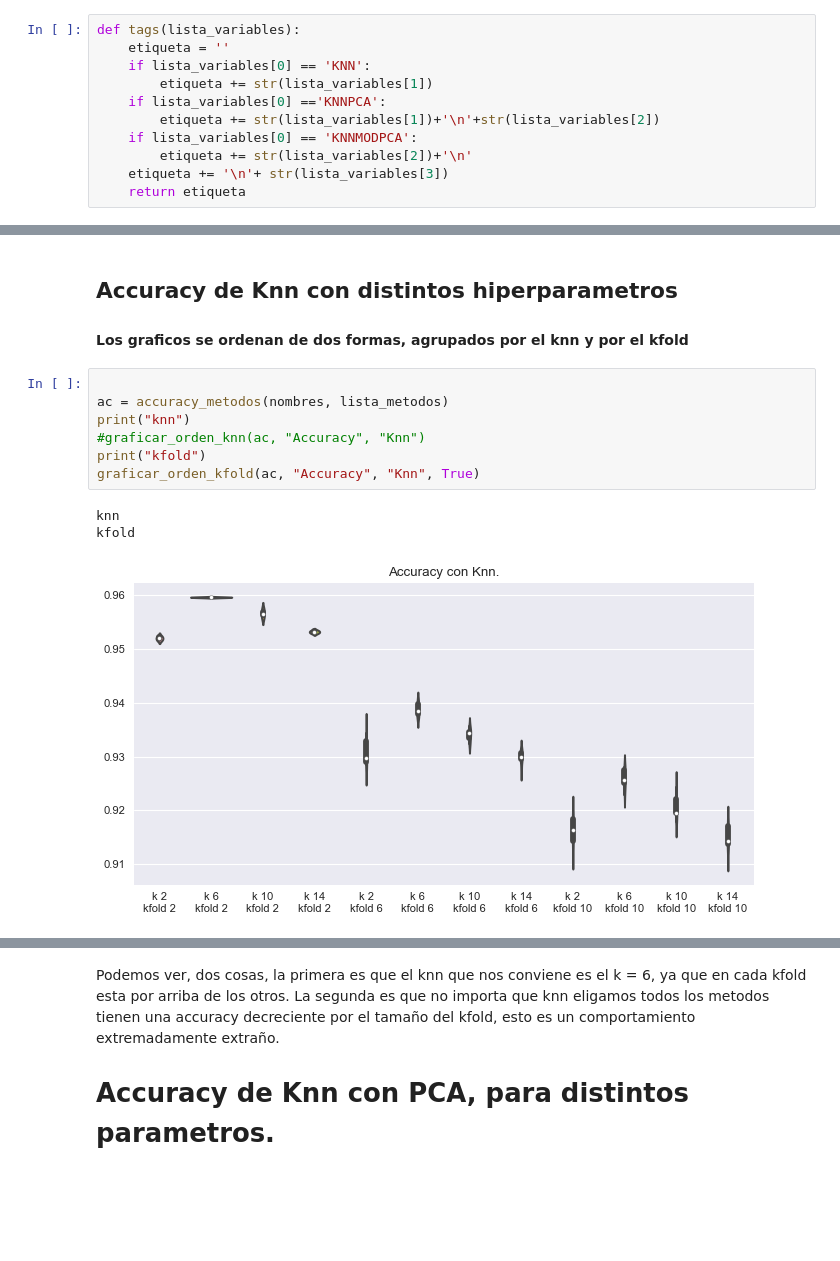
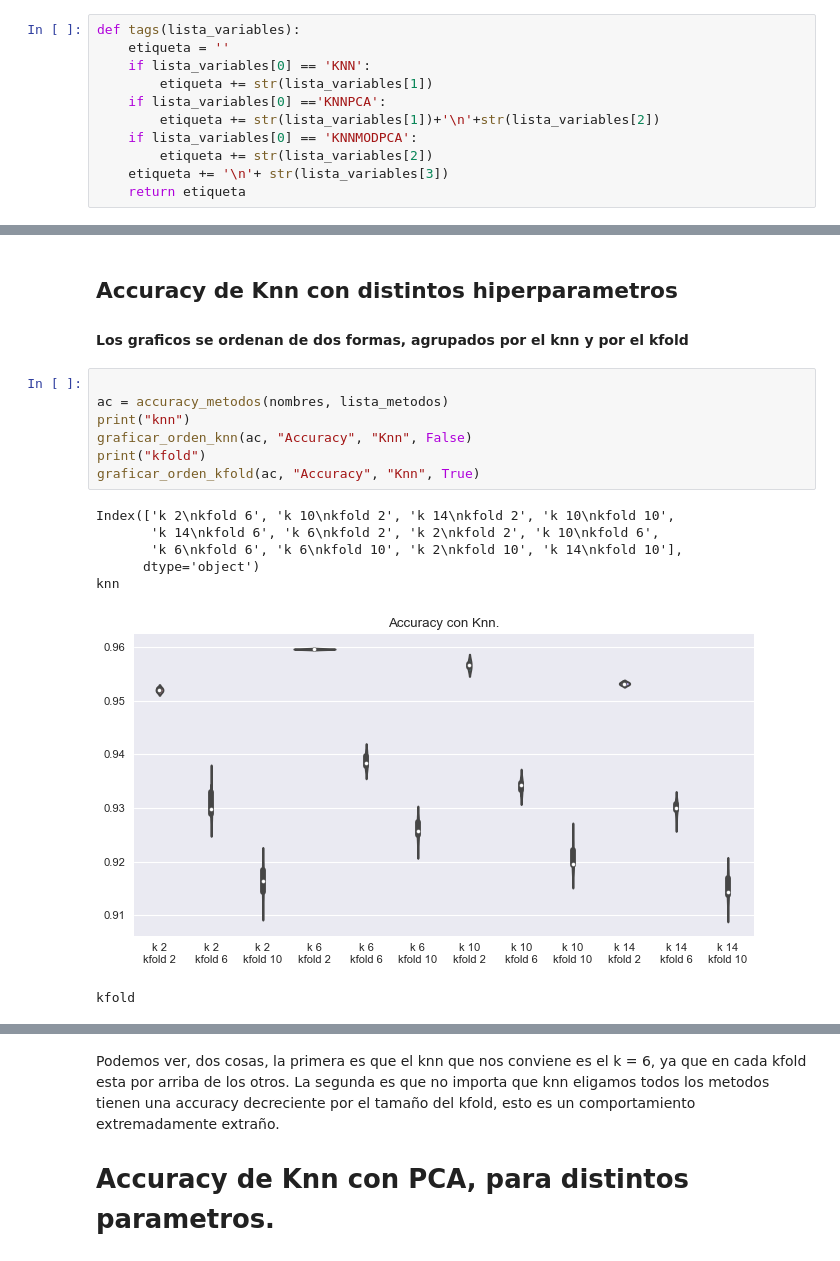
Before and after one commit to hggomez/metNum_tp2, a Jupyter notebook: Graficos/Analizador.ipynb, the cells around one changed output, grey strips where cells are left out. Drawn from its saved outputs; the diff is of its cells as text; blank space fills up the shorter version.

```diff
--- a/Graficos/Analizador.ipynb
+++ b/Graficos/Analizador.ipynb
@@ -205,7 +172,7 @@ def tags(lista_variables):
     if lista_variables[0] =='KNNPCA':
         etiqueta += str(lista_variables[1])+'\n'+str(lista_variables[2])
     if lista_variables[0] == 'KNNMODPCA':
-        etiqueta += str(lista_variables[2])+'\n'
+        etiqueta += str(lista_variables[2])
     etiqueta += '\n'+ str(lista_variables[3])
     return etiqueta
 # %%
@@ -365,11 +331,15 @@ def graficar_orden_kfold(accuracy_total, metrica, metodo, save):
 # %%
 
 ac = accuracy_metodos(nombres, lista_metodos)
 print("knn")
-#graficar_orden_knn(ac, "Accuracy", "Knn")
+graficar_orden_knn(ac, "Accuracy", "Knn", False)
 print("kfold")
 graficar_orden_kfold(ac, "Accuracy", "Knn", True)
 # %% [output]
+Index(['k 2\nkfold 6', 'k 10\nkfold 2', 'k 14\nkfold 2', 'k 10\nkfold 10',
+       'k 14\nkfold 6', 'k 6\nkfold 2', 'k 2\nkfold 2', 'k 10\nkfold 6',
+       'k 6\nkfold 6', 'k 6\nkfold 10', 'k 2\nkfold 10', 'k 14\nkfold 10'],
+      dtype='object')
 knn
-kfold
-[figure, old version]
+[figure, new version]
+kfold
```
Also changed, not shown: parts of 46 cells of this notebook.
